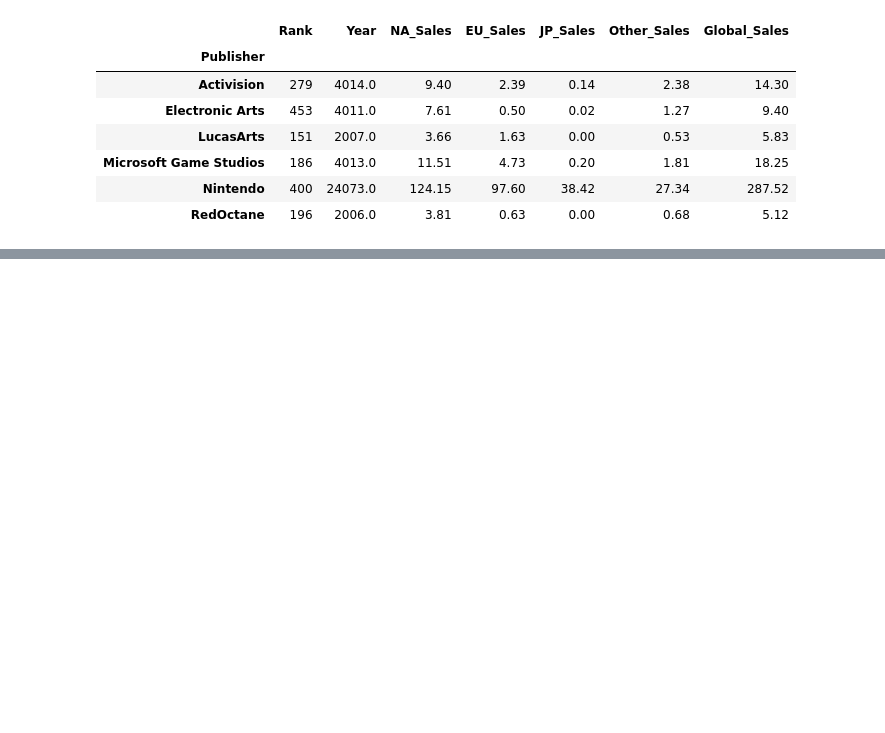
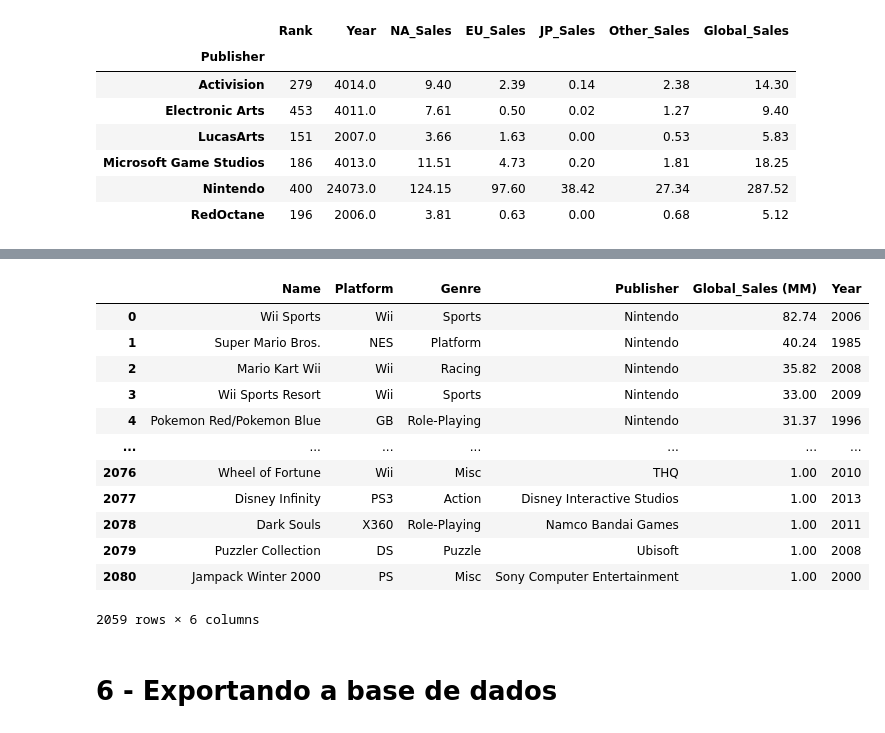
Before and after one commit to GlauberC/shg-pandas, a Jupyter notebook: pandasSharing.ipynb, the cells around one changed output, grey strips where cells are left out. Cells and saved outputs as stored; diff of their text form; code cells hidden in the pictures; blank space fills up the shorter version.

```diff
--- a/pandasSharing.ipynb
+++ b/pandasSharing.ipynb
@@ -275,0 +372,3 @@ filtered_data.groupby("Publisher").sum()
+# %%
+t_data = t_data.drop(columns=["Year"])
+t_data.head()
@@ -275,0 +384,3 @@ filtered_data.groupby("Publisher").sum()
+# %%
+t_data = t_data.rename(columns = {"Global_Sales": "Global_Sales (MM)", "Formatted Year": "Year"})
+t_data.head()
@@ -275,0 +400,3 @@ filtered_data.groupby("Publisher").sum()
+# %%
+selection =  t_data["Global_Sales (MM)"] >= 1.00
+selection
@@ -275,0 +416,3 @@ filtered_data.groupby("Publisher").sum()
+# %%
+t_data = t_data[selection]
+t_data.shape
@@ -275,0 +457,18 @@ filtered_data.groupby("Publisher").sum()
+# %%
+t_data
+# %% [output]
+|  | Name | Platform | Genre | Publisher | Global_Sales (MM) | Year |
+| 0 | Wii Sports | Wii | Sports | Nintendo | 82.74 | 2006 |
+| 1 | Super Mario Bros. | NES | Platform | Nintendo | 40.24 | 1985 |
+| 2 | Mario Kart Wii | Wii | Racing | Nintendo | 35.82 | 2008 |
+| 3 | Wii Sports Resort | Wii | Sports | Nintendo | 33.00 | 2009 |
+| 4 | Pokemon Red/Pokemon Blue | GB | Role-Playing | Nintendo | 31.37 | 1996 |
+| ... | ... | ... | ... | ... | ... | ... |
+| 2076 | Wheel of Fortune | Wii | Misc | THQ | 1.00 | 2010 |
+| 2077 | Disney Infinity | PS3 | Action | Disney Interactive Studios | 1.00 | 2013 |
+| 2078 | Dark Souls | X360 | Role-Playing | Namco Bandai Games | 1.00 | 2011 |
+| 2079 | Puzzler Collection | DS | Puzzle | Ubisoft | 1.00 | 2008 |
+| 2080 | Jampack Winter 2000 | PS | Misc | Sony Computer Entertainment | 1.00 | 2000 |
+2059 rows × 6 columns
+# %% [markdown]
+# 6 - Exportando a base de dados
```
Also changed, not shown: parts of 25 cells of this notebook, 1 other file.
